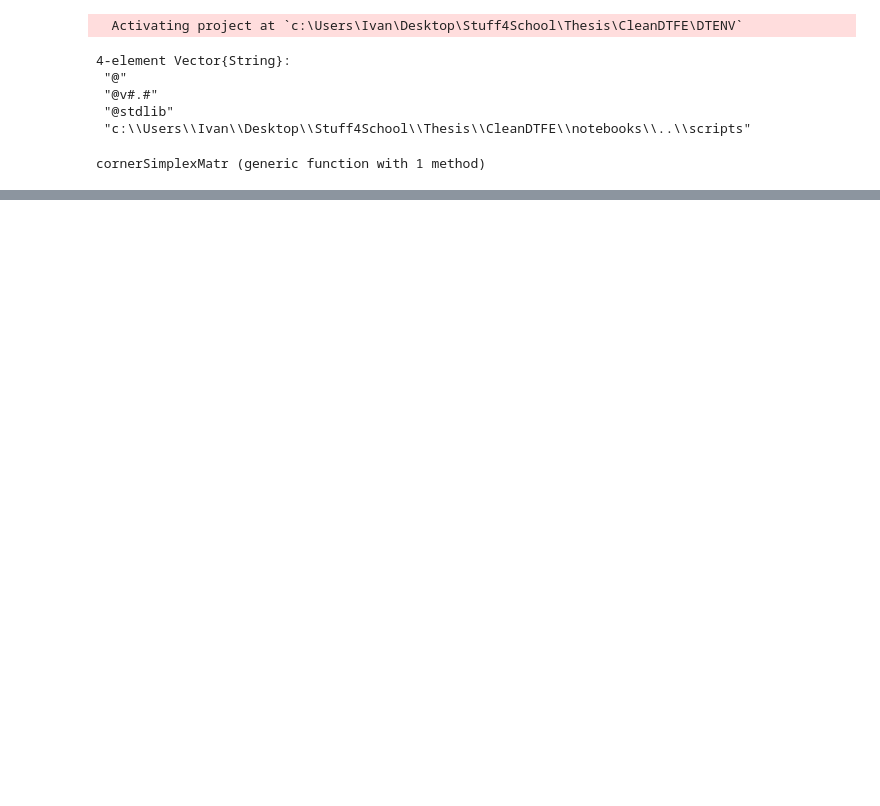
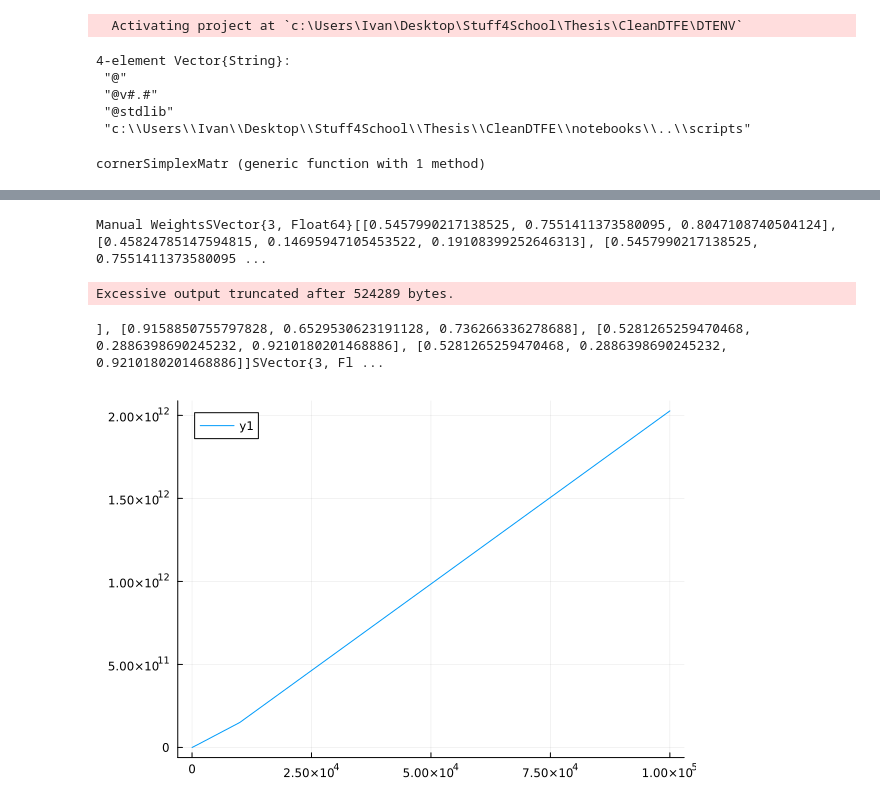
Before and after one commit to ispirovjr/CosmoDTFE.jl, a Jupyter notebook: notebooks/IntegrationTest.ipynb, the cells around one changed output, grey strips where cells are left out. Saved outputs shown, nothing was run; the diff lists cells and outputs as text; code cells hidden in the pictures; blank space fills up the shorter version.

```diff
--- a/notebooks/IntegrationTest.ipynb
+++ b/notebooks/IntegrationTest.ipynb
@@ -255,5 +235,17 @@ function standardEstimator(points, weights)
     return bvh,tes,tets
 end
 
-bvh,tesselation,tetrahedra = standardEstimator(points3d,ones(50))
+
+function standardEstimator(points,depth = 9)
+
+    coords, tets = TesselationCore.tesselate(points)
+    tes = TesselationCore.Triangulation3D(points,tets')
+
+#TODO do this smarter later
+    simplices = Vector([coords[:,tets[i,:]]' for i in 1:size(tets,1)])
+
+    bvh = BVH(simplices,depth)
+
+    return bvh,tes,tets
+end
 # %% [output]
@@ -309,0 +292,7 @@ DTFE(point,bvh,tetrahedra,tesselation)
+# %%
+points3d = [TesselationCore.point3(@SVector rand(3)) for _ in 1:1000]
+
+bvh, tesselation, tetrahedra = standardEstimator(points3d)
+
+
+point = rand(3)
@@ -343,0 +352,15 @@ heatmap(dens)
+# %%
+Ns = [10,100,1000,10000,100000]
+Tgens = []
+
+for n in Ns
+    points3d = [TesselationCore.point3(@SVector rand(3)) for _ in 1:n]
+    bench = @benchmarkable standardEstimator(points3d)
+    stats = run(bench)
+    push!(Tgens,mean(stats).time)
+end
+# %% [output]
+Manual WeightsSVector{3, Float64}[[0.5457990217138525, 0.7551411373580095, 0.8047108740504124], [0.45824785147594815, 0.14695947105453522, 0.19108399252646313], [0.5457990217138525, 0.7551411373580095 ...
+Excessive output truncated after 524289 bytes.
+], [0.9158850755797828, 0.6529530623191128, 0.736266336278688], [0.5281265259470468, 0.2886398690245232, 0.9210180201468886], [0.5281265259470468, 0.2886398690245232, 0.9210180201468886]]SVector{3, Fl ...
+[figure, added]
```
Also changed, not shown: parts of 16 cells of this notebook, 6 other files.
